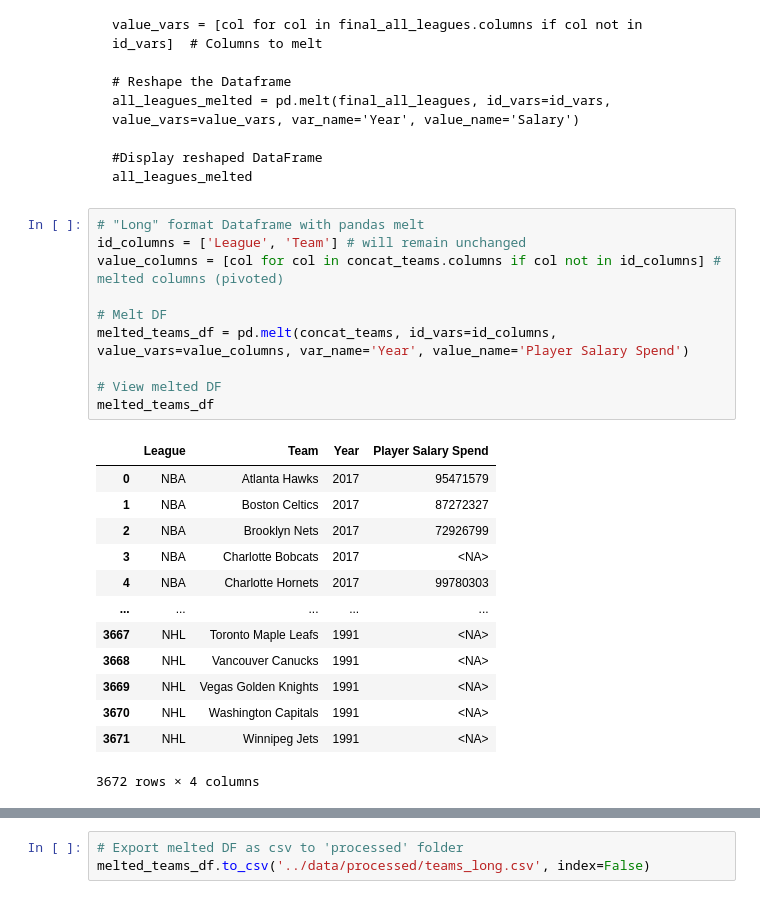
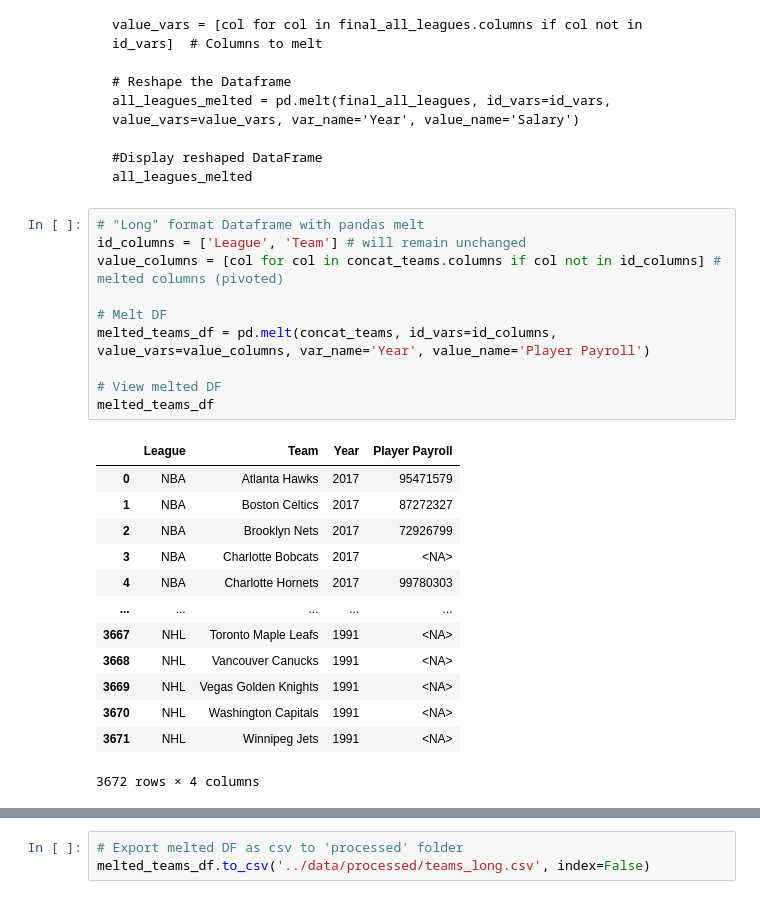
Before and after one commit to JP-Butler/Pro_Sports_Salary_Analysis, a Jupyter notebook: notebooks/data_cleaning.ipynb, the cells around one changed output, grey strips where cells are left out. Saved outputs shown, nothing was run; the diff lists cells and outputs as text.

```diff
--- a/notebooks/data_cleaning.ipynb
+++ b/notebooks/data_cleaning.ipynb
@@ -1804,15 +1804,15 @@ all_leagues_melted
 # %%
 # "Long" format Dataframe with pandas melt
 id_columns = ['League', 'Team'] # will remain unchanged
 value_columns = [col for col in concat_teams.columns if col not in id_columns] # melted columns (pivoted)
 
 # Melt DF
-melted_teams_df = pd.melt(concat_teams, id_vars=id_columns, value_vars=value_columns, var_name='Year', value_name='Player Salary Spend')
+melted_teams_df = pd.melt(concat_teams, id_vars=id_columns, value_vars=value_columns, var_name='Year', value_name='Player Payroll')
 
 # View melted DF
 melted_teams_df
 # %% [output]
-|  | League | Team | Year | Player Salary Spend |
+|  | League | Team | Year | Player Payroll |
 | 0 | NBA | Atlanta Hawks | 2017 | 95471579 |
 | 1 | NBA | Boston Celtics | 2017 | 87272327 |
 | 2 | NBA | Brooklyn Nets | 2017 | 72926799 |
```
Also changed, not shown: parts of 3 cells of this notebook, 1 other file.
